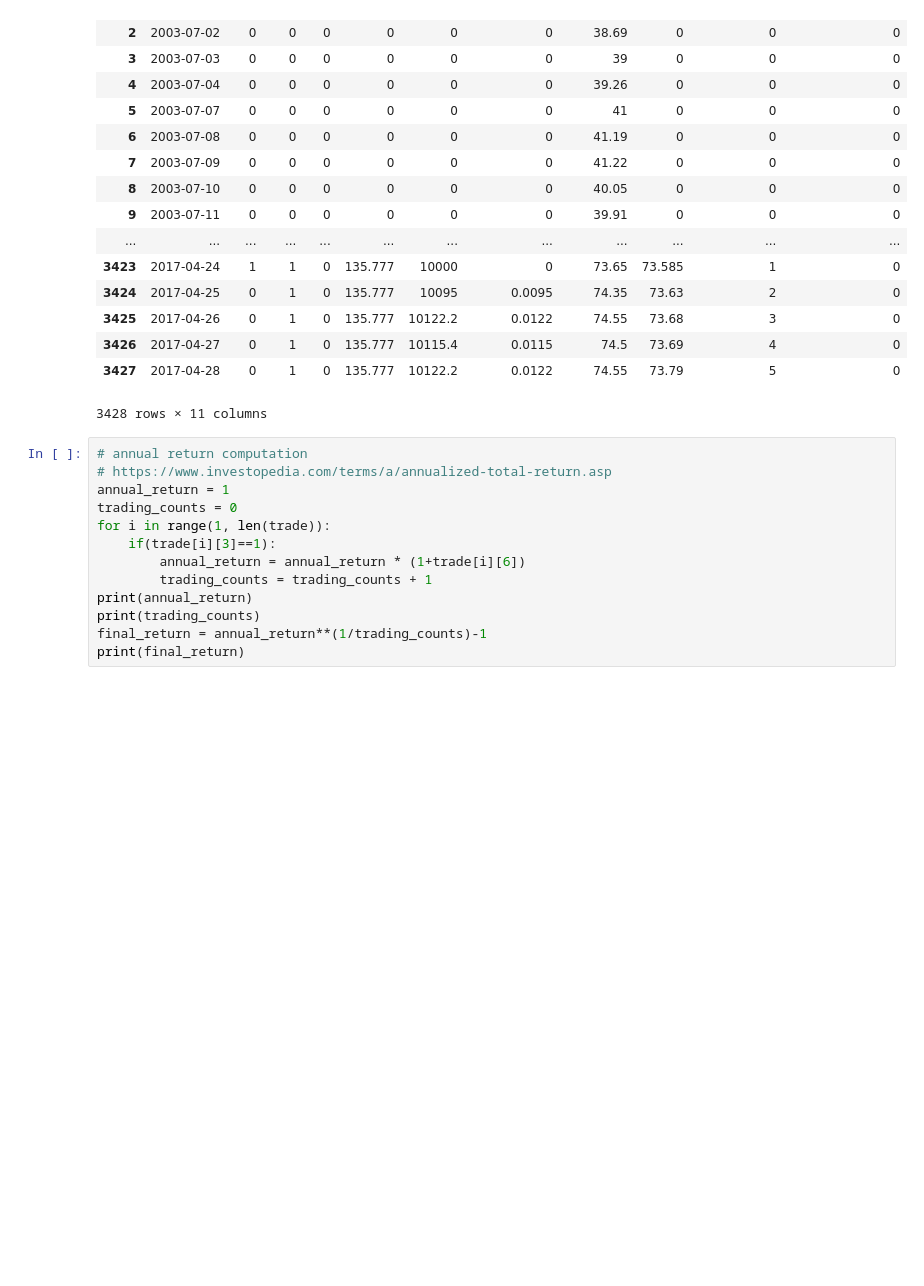
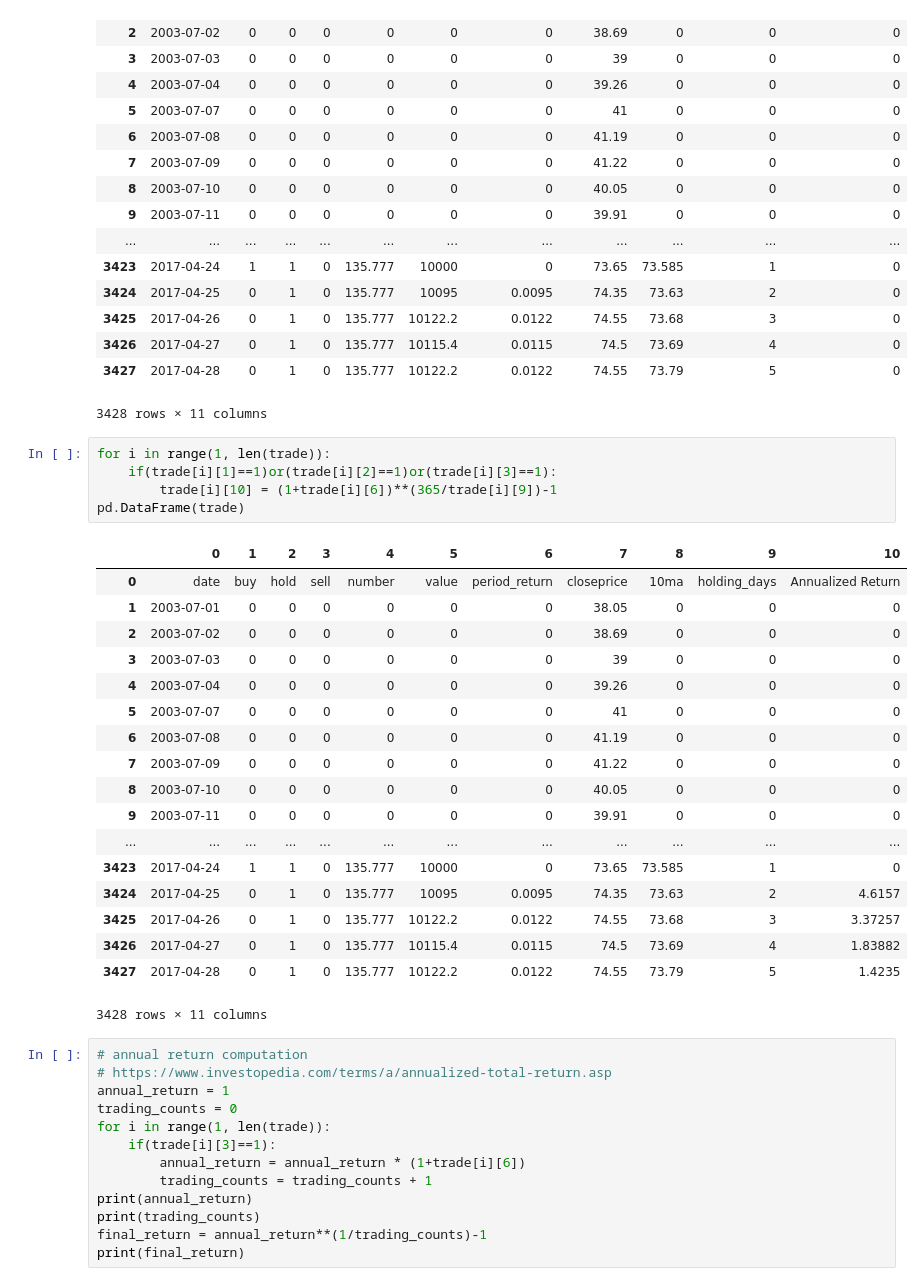
Before and after one commit to KennethWYLee/python_trade, a Jupyter notebook: MA/python_trade_ma.ipynb, the cells around one changed output. Saved outputs shown, nothing was run; the diff lists cells and outputs as text; blank space fills up the shorter version.

```diff
--- a/MA/python_trade_ma.ipynb
+++ b/MA/python_trade_ma.ipynb
@@ -156,6 +156,30 @@ pd.DataFrame(trade)
 | 3426 | 2017-04-27 | 0 | 1 | 0 | 135.777 | 10115.4 | 0.0115 | 74.5 | 73.69 | 4 | 0 |
 | 3427 | 2017-04-28 | 0 | 1 | 0 | 135.777 | 10122.2 | 0.0122 | 74.55 | 73.79 | 5 | 0 |
 3428 rows × 11 columns
+# %%
+for i in range(1, len(trade)):
+    if(trade[i][1]==1)or(trade[i][2]==1)or(trade[i][3]==1):
+        trade[i][10] = (1+trade[i][6])**(365/trade[i][9])-1
+pd.DataFrame(trade)
+# %% [output]
+|  | 0 | 1 | 2 | 3 | 4 | 5 | 6 | 7 | 8 | 9 | 10 |
+| 0 | date | buy | hold | sell | number | value | period_return | closeprice | 10ma | holding_days | Annualized Return |
+| 1 | 2003-07-01 | 0 | 0 | 0 | 0 | 0 | 0 | 38.05 | 0 | 0 | 0 |
+| 2 | 2003-07-02 | 0 | 0 | 0 | 0 | 0 | 0 | 38.69 | 0 | 0 | 0 |
+| 3 | 2003-07-03 | 0 | 0 | 0 | 0 | 0 | 0 | 39 | 0 | 0 | 0 |
+| 4 | 2003-07-04 | 0 | 0 | 0 | 0 | 0 | 0 | 39.26 | 0 | 0 | 0 |
+| 5 | 2003-07-07 | 0 | 0 | 0 | 0 | 0 | 0 | 41 | 0 | 0 | 0 |
+| 6 | 2003-07-08 | 0 | 0 | 0 | 0 | 0 | 0 | 41.19 | 0 | 0 | 0 |
+| 7 | 2003-07-09 | 0 | 0 | 0 | 0 | 0 | 0 | 41.22 | 0 | 0 | 0 |
+| 8 | 2003-07-10 | 0 | 0 | 0 | 0 | 0 | 0 | 40.05 | 0 | 0 | 0 |
+| 9 | 2003-07-11 | 0 | 0 | 0 | 0 | 0 | 0 | 39.91 | 0 | 0 | 0 |
+| ... | ... | ... | ... | ... | ... | ... | ... | ... | ... | ... | ... |
+| 3423 | 2017-04-24 | 1 | 1 | 0 | 135.777 | 10000 | 0 | 73.65 | 73.585 | 1 | 0 |
+| 3424 | 2017-04-25 | 0 | 1 | 0 | 135.777 | 10095 | 0.0095 | 74.35 | 73.63 | 2 | 4.6157 |
+| 3425 | 2017-04-26 | 0 | 1 | 0 | 135.777 | 10122.2 | 0.0122 | 74.55 | 73.68 | 3 | 3.37257 |
+| 3426 | 2017-04-27 | 0 | 1 | 0 | 135.777 | 10115.4 | 0.0115 | 74.5 | 73.69 | 4 | 1.83882 |
+| 3427 | 2017-04-28 | 0 | 1 | 0 | 135.777 | 10122.2 | 0.0122 | 74.55 | 73.79 | 5 | 1.4235 |
+3428 rows × 11 columns
 # %%
 # annual return computation
 # https://www.investopedia.com/terms/a/annualized-total-return.asp
```
Also changed, not shown: 1 other file.
